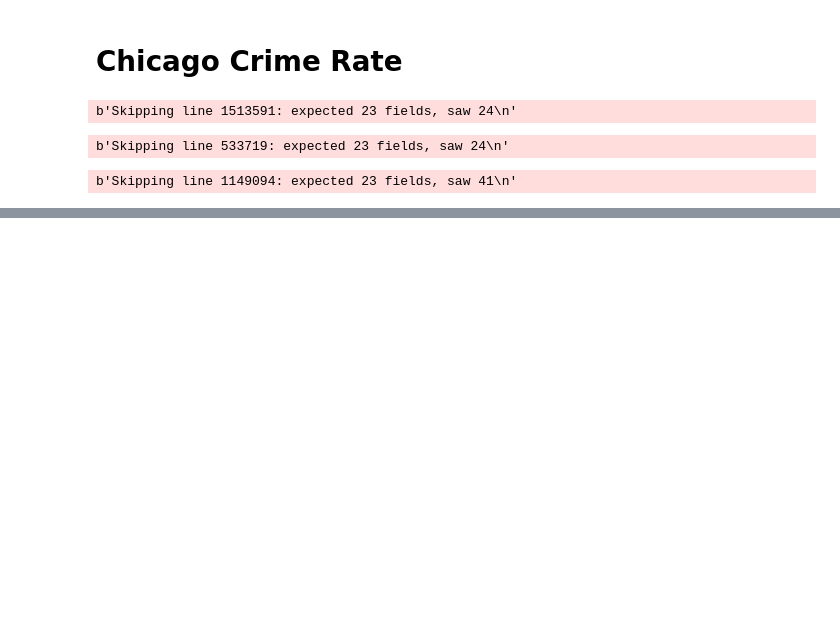
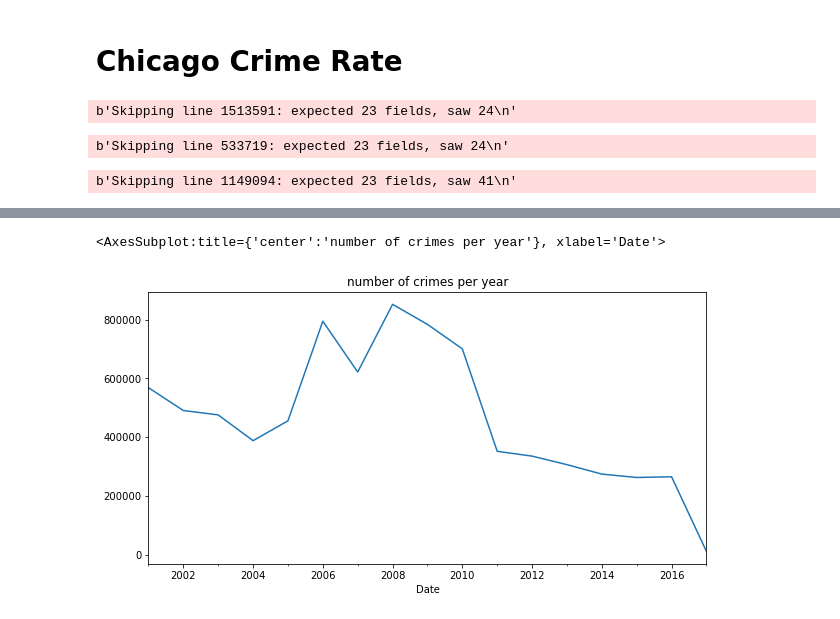
Before and after one commit to hamednasr/Chicago-Crime-Rate-Prediction, a Jupyter notebook: Chicago Crime Rate my code.ipynb, the cells around one changed output, grey strips where cells are left out. Drawn from its saved outputs; the diff is of its cells as text; code cells hidden in the pictures; blank space fills up the shorter version.

```diff
--- a/Chicago Crime Rate my code.ipynb
+++ b/Chicago Crime Rate my code.ipynb
@@ -25,0 +177,3 @@ pd.concat([chicago_data1,chicago_data2,chicago_data3,chicago_data4],axis=0)
+# %%
+chicago_crime_year = chicago_crime.resample('Y').size()
+chicago_crime_year
@@ -25,0 +200,5 @@ pd.concat([chicago_data1,chicago_data2,chicago_data3,chicago_data4],axis=0)
+# %%
+chicago_crime_year.plot(kind = 'line',figsize=(10,5),title='number of crimes per year')
+# %% [output]
+<AxesSubplot:title={'center':'number of crimes per year'}, xlabel='Date'>
+[figure, added]
```
Also changed, not shown: parts of 19 cells of this notebook.
